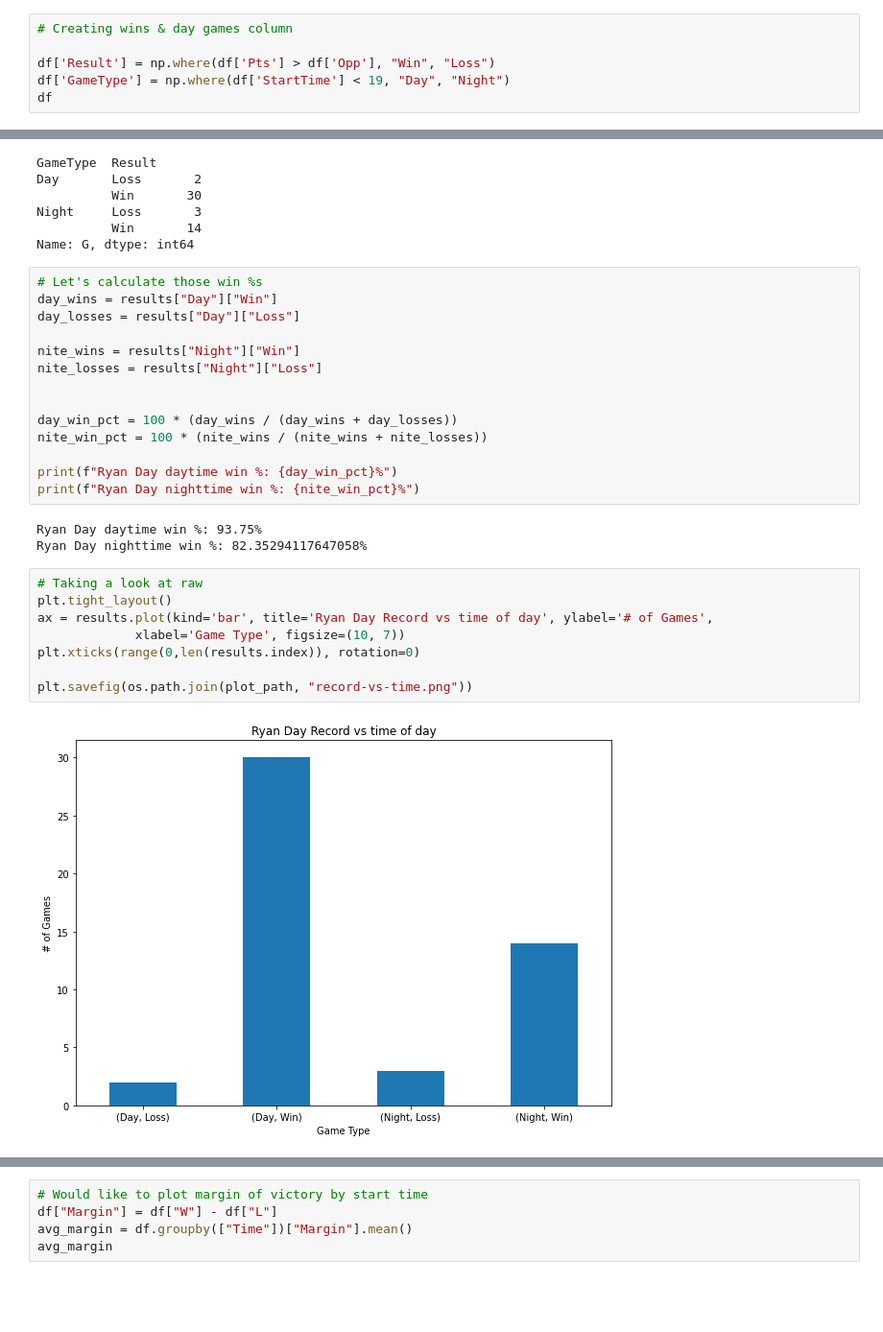
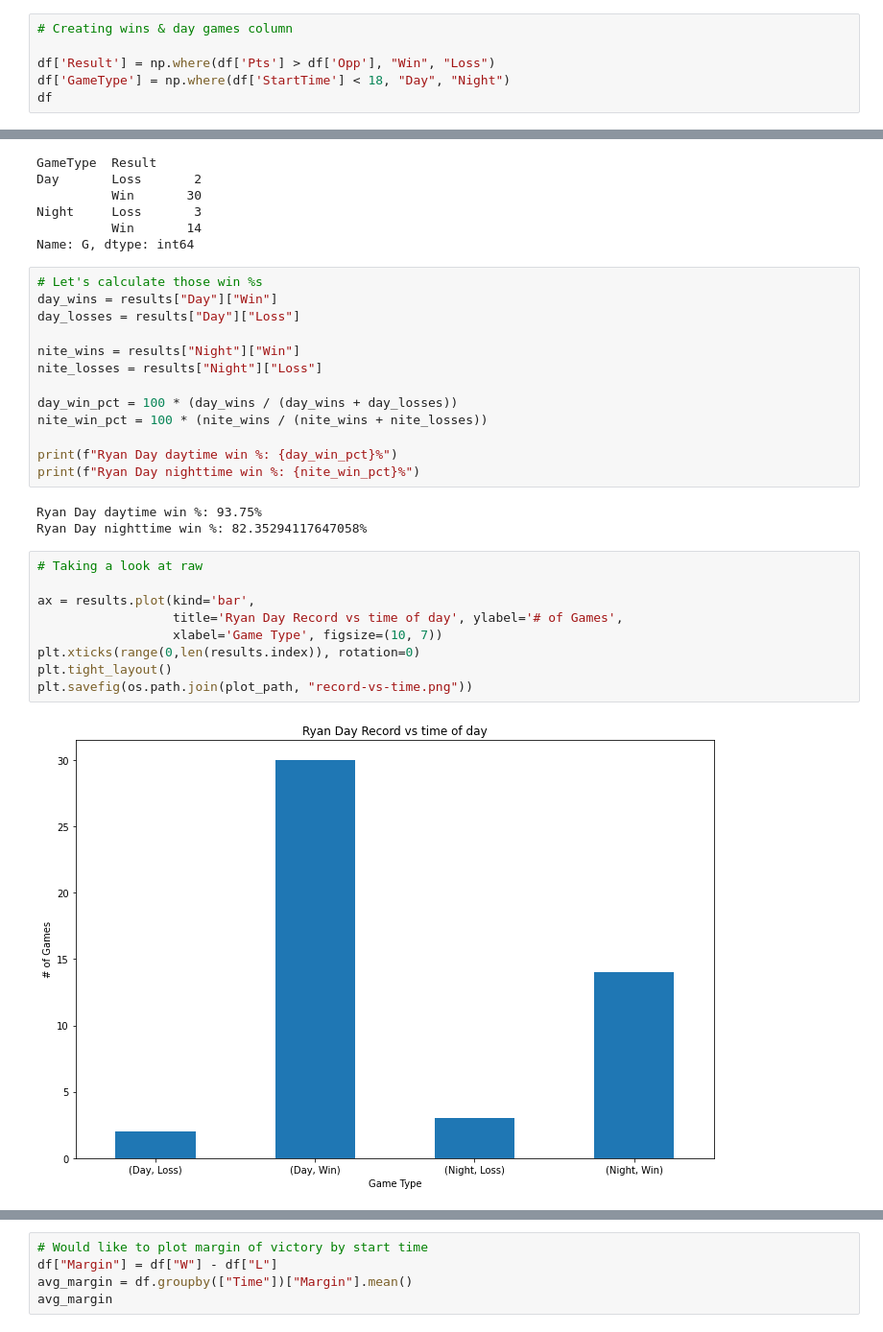
Before and after one commit to andrewbowen19/ryanDay, a Jupyter notebook: src/ryanDay.ipynb, the cells around one changed output, grey strips where cells are left out. Shown at 96% size. Cells and saved outputs as stored; diff of their text form; blank space fills up the shorter version.

```diff
--- a/src/ryanDay.ipynb
+++ b/src/ryanDay.ipynb
@@ -45,7 +45,7 @@ df.head()
 # Creating wins & day games column
 
 df['Result'] = np.where(df['Pts'] > df['Opp'], "Win", "Loss")
-df['GameType'] = np.where(df['StartTime'] < 19, "Day", "Night")
+df['GameType'] = np.where(df['StartTime'] < 18, "Day", "Night")
 df
 # %% [output]
 |  | G | Date | Time | Day | School | Opponent | Conf | Pts | Opp | W | L | ... |
@@ -86,7 +86,6 @@ day_losses = results["Day"]["Loss"]
 nite_wins = results["Night"]["Win"]
 nite_losses = results["Night"]["Loss"]
 
-
 day_win_pct = 100 * (day_wins / (day_wins + day_losses))
 nite_win_pct = 100 * (nite_wins / (nite_wins + nite_losses))
 
@@ -97,14 +96,15 @@ Ryan Day daytime win %: 93.75%
 Ryan Day nighttime win %: 82.35294117647058%
 # %%
 # Taking a look at raw
+
+ax = results.plot(kind='bar',
+                  title='Ryan Day Record vs time of day', ylabel='# of Games',
+                  xlabel='Game Type', figsize=(10, 7))
+plt.xticks(range(0,len(results.index)), rotation=0)
 plt.tight_layout()
-ax = results.plot(kind='bar', title='Ryan Day Record vs time of day', ylabel='# of Games',
-             xlabel='Game Type', figsize=(10, 7))
-plt.xticks(range(0,len(results.index)), rotation=0)
-
 plt.savefig(os.path.join(plot_path, "record-vs-time.png"))
 # %% [output]
-[figure, old version]
+[figure, new version]
 # %%
 # Plotting win %s
 f,ax = plt.subplots(figsize=(8,6))
```
Also changed, not shown: parts of 3 cells of this notebook.
